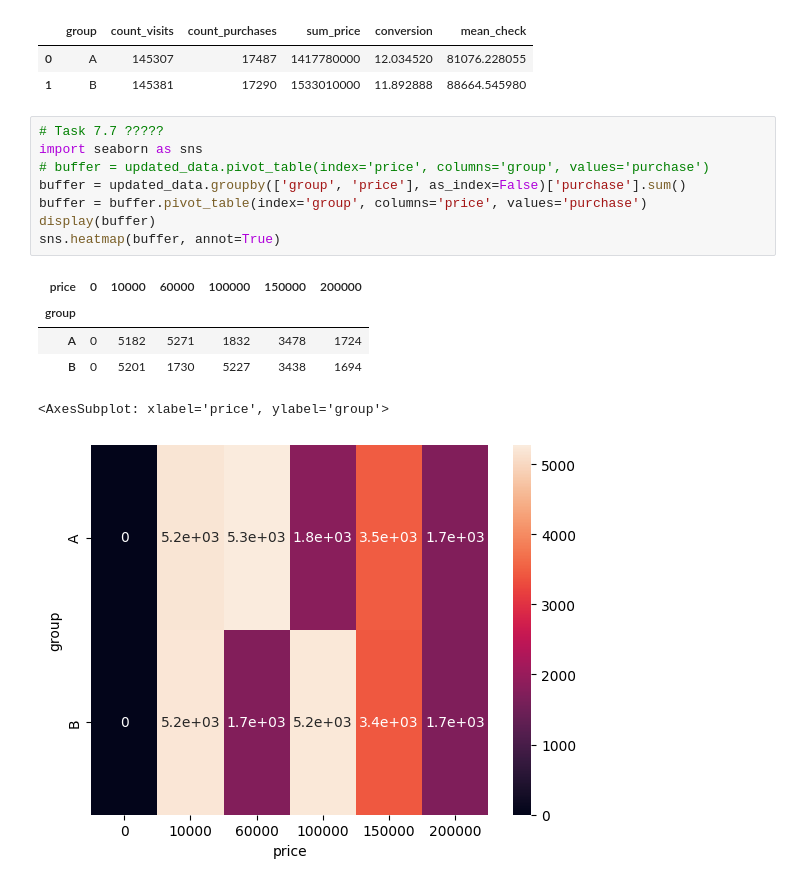
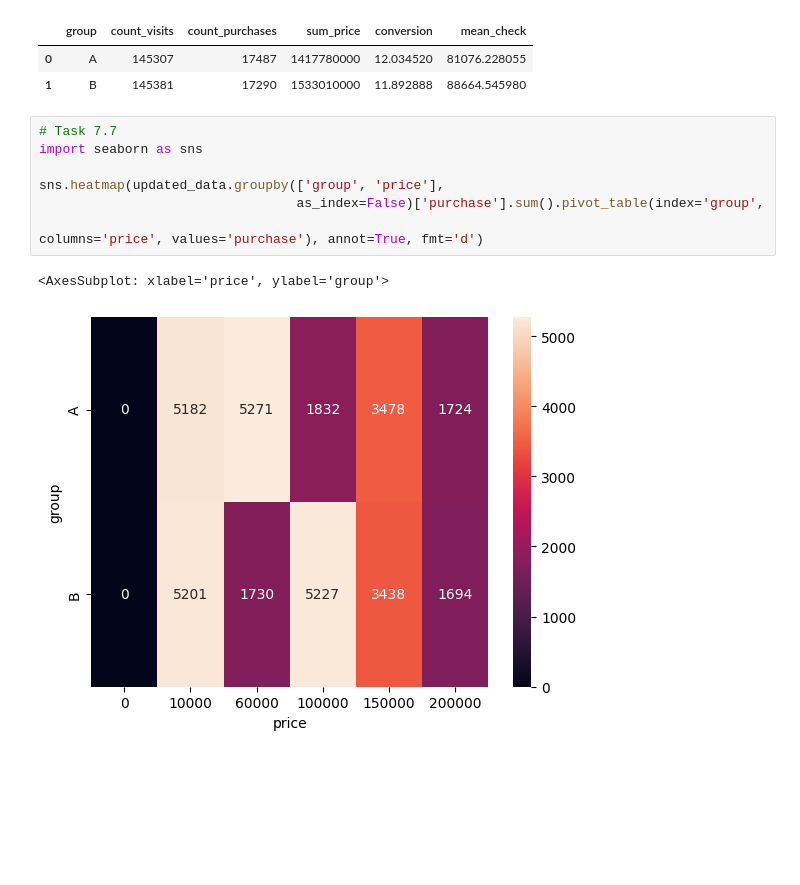
Before and after one commit to AlexeyLukovnikov/sf_data_science, a Jupyter notebook: EDA-5/task7.ipynb, the cells around one changed output. Saved outputs shown, nothing was run; the diff lists cells and outputs as text; blank space fills up the shorter version.

Commit message:
Task 7.7

```diff
--- a/EDA-5/task7.ipynb
+++ b/EDA-5/task7.ipynb
@@ -77,17 +77,12 @@ display(data_1)
 | 0 | A | 145307 | 17487 | 1417780000 | 12.034520 | 81076.228055 |
 | 1 | B | 145381 | 17290 | 1533010000 | 11.892888 | 88664.545980 |
 # %%
-# Task 7.7 ?????
+# Task 7.7
 import seaborn as sns
-# buffer = updated_data.pivot_table(index='price', columns='group', values='purchase')
-buffer = updated_data.groupby(['group', 'price'], as_index=False)['purchase'].sum()
-buffer = buffer.pivot_table(index='group', columns='price', values='purchase')
-display(buffer)
-sns.heatmap(buffer, annot=True)
+
+sns.heatmap(updated_data.groupby(['group', 'price'],
+                                 as_index=False)['purchase'].sum().pivot_table(index='group',
+                                                                                columns='price', values='purchase'), annot=True, fmt='d')
 # %% [output]
-| price | 0 | 10000 | 60000 | 100000 | 150000 | 200000 |
-| group |  |  |  |  |  |  |
-| A | 0 | 5182 | 5271 | 1832 | 3478 | 1724 |
-| B | 0 | 5201 | 1730 | 5227 | 3438 | 1694 |
 <AxesSubplot: xlabel='price', ylabel='group'>
-[figure, old version]
+[figure, new version]
```
